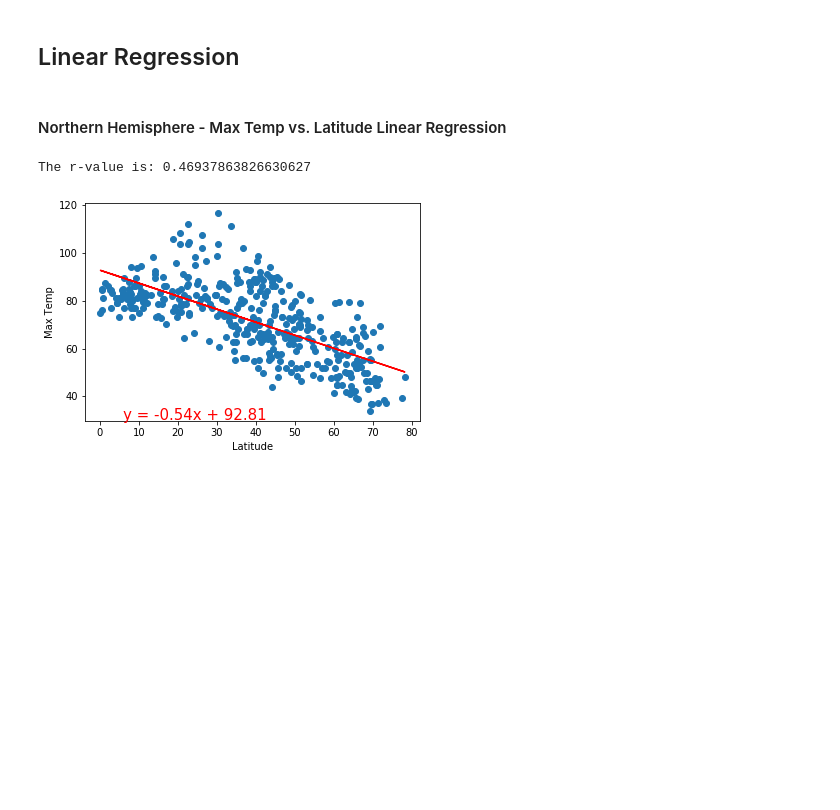
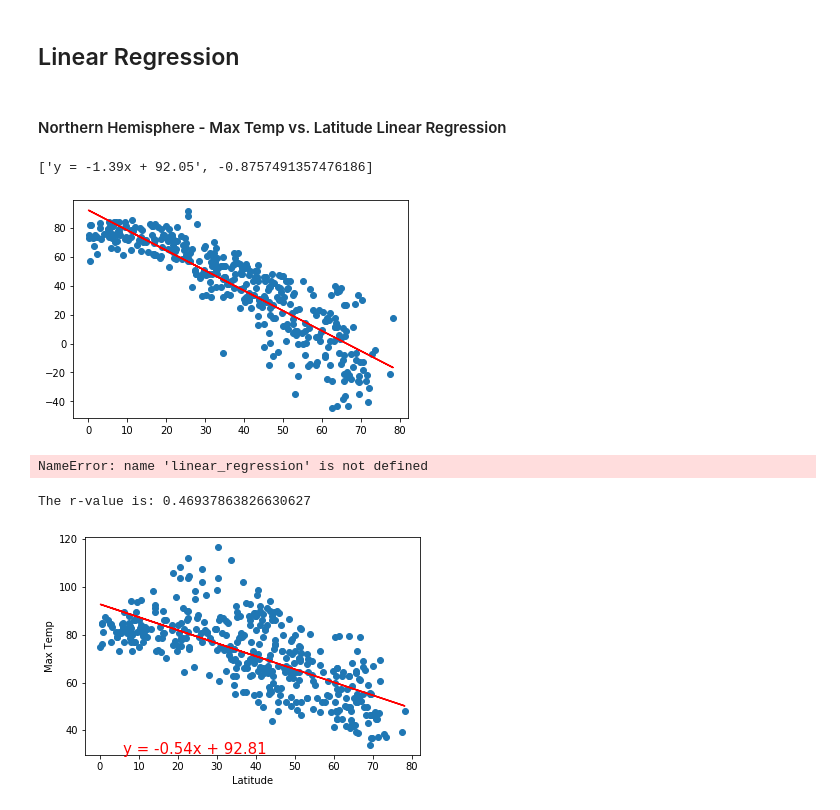
Before and after one commit to araethomp/python-api-challenge, a Jupyter notebook: WeatherPy.ipynb, the cells around one changed output. Cells and saved outputs as stored; diff of their text form; code cells hidden in the pictures; blank space fills up the shorter version.

```diff
--- a/WeatherPy.ipynb
+++ b/WeatherPy.ipynb
@@ -288,8 +278,44 @@ plt.show()
 [figure]
 # %% [markdown]
 ## Linear Regression
+# %%
+
+
+def linear_regression(x_values,y_values):
+    (slope, intercept, rvalue, pvalue, stderr) = linregress(x_values, y_values)
+    regress_values = x_values * slope + intercept
+    line_eq = "y = " + str(round(slope,2)) + "x + " + str(round(intercept,2))
+    plt.scatter(x_values, y_values)
+    plt.plot(x_values,regress_values,"r-")
+    return [line_eq, rvalue]
+
+# Line annotation function
+def annotate(line_eq, a, b):
+    plt.annotate(line_eq,(a,b),fontsize=15,color="red")
+# %%
+north_df = city_df.loc[city_df["Lat"] >= 0]
 # %% [markdown]
 ####  Northern Hemisphere - Max Temp vs. Latitude Linear Regression
+# %%
+equation = linear_regression(north_df["Lat"], north_df["Max Temp"])
+print(equation)
+# %% [output]
+['y = -1.39x + 92.05', -0.8757491357476186]
+[figure, added]
+# %%
+equation = linear_regression(north_df["Lat"], north_df["Max Temp"])
+
+annotate(equation[0], 0, 80)
+
+plt.title(f"Northern Hemisphere - Max Temp vs. Latitude Linear Regression ({city_date})")
+plt.xlabel("Latitude")
+plt.ylabel("Max Temp (F)")
+
+print(f"The r-squared is : {equation[1]**2}")
+
+plt.savefig("output_data/Northern Hemisphere - Max Temp vs. Latitude Linear Regression.png")
+# %% [output]
+NameError: name 'linear_regression' is not defined
 # %%
 # %% [output]
 The r-value is: 0.46937863826630627
```
Also changed, not shown: parts of 8 cells of this notebook, 1 other file.
